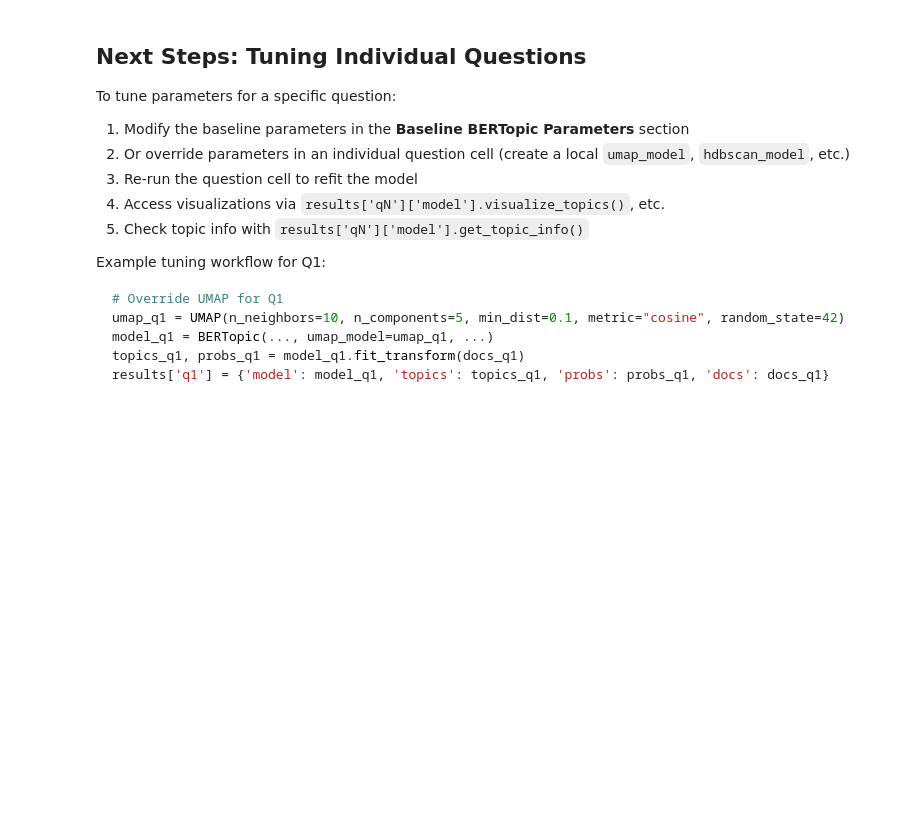
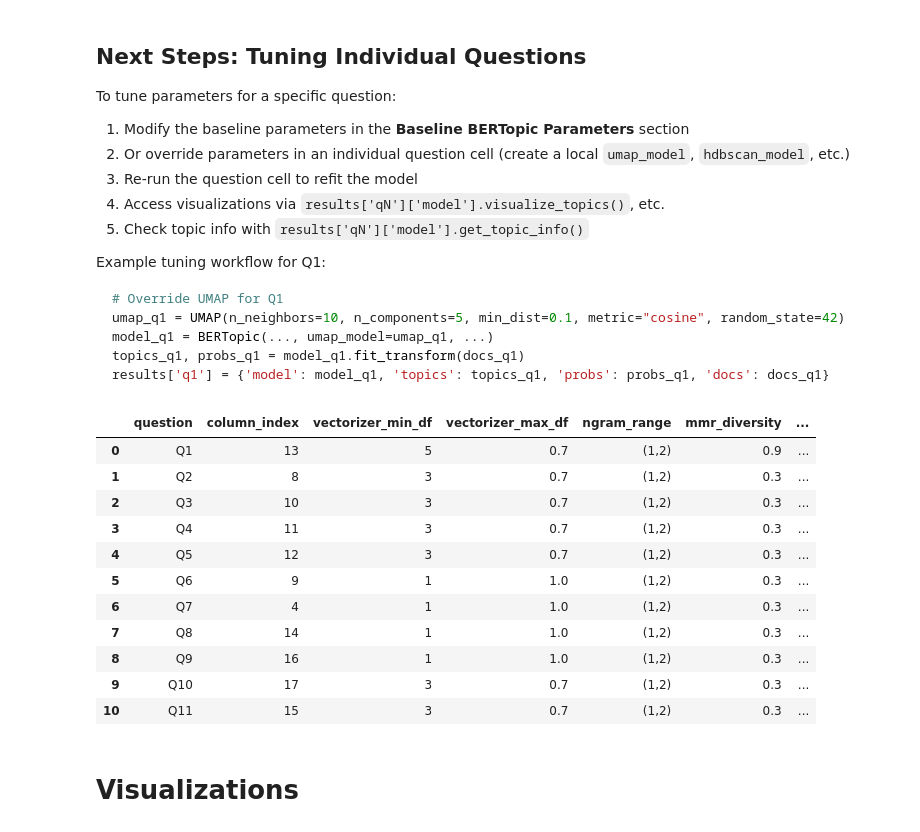
Before and after one commit to TWiedRW/ch2-experiential-learning, a Jupyter notebook: Python/bertopicPerQuestionTuning.ipynb, the cells around one changed output. Cells and saved outputs as stored; diff of their text form; code cells hidden in the pictures; blank space fills up the shorter version.

````diff
--- a/Python/bertopicPerQuestionTuning.ipynb
+++ b/Python/bertopicPerQuestionTuning.ipynb
@@ -619,3 +1046,38 @@ model_q1 = BERTopic(..., umap_model=umap_q1, ...)
 topics_q1, probs_q1 = model_q1.fit_transform(docs_q1)
 results['q1'] = {'model': model_q1, 'topics': topics_q1, 'probs': probs_q1, 'docs': docs_q1}
 ```
+# %%
+# Parameter summary table for Q1-Q11
+import pandas as pd
+
+parameter_rows = [
+    {"question": "Q1",  "column_index": 13, "vectorizer_min_df": 5, "vectorizer_max_df": 0.7, "ngram_range": "(1,2)", "mmr_diversity": 0.9, "umap_n_neighbors": 10, "umap_n_components": 10, "hdbscan_min_cluster_size": 15, "hdbscan_min_samples": 3},
+    {"question": "Q2",  "column_index": 8,  "vectorizer_min_df": 3, "vectorizer_max_df": 0.7, "ngram_range": "(1,2)", "mmr_diversity": 0.3, "umap_n_neighbors": 10, "umap_n_components": 10, "hdbscan_min_cluster_size": 20, "hdbscan_min_samples": 3},
+    {"question": "Q3",  "column_index": 10, "vectorizer_min_df": 3, "vectorizer_max_df": 0.7, "ngram_range": "(1,2)", "mmr_diversity": 0.3, "umap_n_neighbors": 18, "umap_n_components": 5,  "hdbscan_min_cluster_size": 15, "hdbscan_min_samples": 3},
+    {"question": "Q4",  "column_index": 11, "vectorizer_min_df": 3, "vectorizer_max_df": 0.7, "ngram_range": "(1,2)", "mmr_diversity": 0.3, "umap_n_neighbors": 18, "umap_n_components": 5,  "hdbscan_min_cluster_size": 15, "hdbscan_min_samples": 3},
+    {"question": "Q5",  "column_index": 12, "vectorizer_min_df": 3, "vectorizer_max_df": 0.7, "ngram_range": "(1,2)", "mmr_diversity": 0.3, "umap_n_neighbors": 18, "umap_n_components": 5,  "hdbscan_min_cluster_size": 15, "hdbscan_min_samples": 3},
+    {"question": "Q6",  "column_index": 9,  "vectorizer_min_df": 1, "vectorizer_max_df": 1.0, "ngram_range": "(1,2)", "mmr_diversity": 0.3, "umap_n_neighbors": 18, "umap_n_components": 5,  "hdbscan_min_cluster_size": 12, "hdbscan_min_samples": 2},
+    {"question": "Q7",  "column_index": 4,  "vectorizer_min_df": 1, "vectorizer_max_df": 1.0, "ngram_range": "(1,2)", "mmr_diversity": 0.3, "umap_n_neighbors": 22, "umap_n_components": 5,  "hdbscan_min_cluster_size": 18, "hdbscan_min_samples": 3},
+    {"question": "Q8",  "column_index": 14, "vectorizer_min_df": 1, "vectorizer_max_df": 1.0, "ngram_range": "(1,2)", "mmr_diversity": 0.3, "umap_n_neighbors": 15, "umap_n_components": 5,  "hdbscan_min_cluster_size": 12, "hdbscan_min_samples": 2},
+    {"question": "Q9",  "column_index": 16, "vectorizer_min_df": 1, "vectorizer_max_df": 1.0, "ngram_range": "(1,2)", "mmr_diversity": 0.3, "umap_n_neighbors": 12, "umap_n_components": 5,  "hdbscan_min_cluster_size": 10, "hdbscan_min_samples": 2},
+    {"question": "Q10", "column_index": 17, "vectorizer_min_df": 3, "vectorizer_max_df": 0.7, "ngram_range": "(1,2)", "mmr_diversity": 0.3, "umap_n_neighbors": 18, "umap_n_components": 5,  "hdbscan_min_cluster_size": 15, "hdbscan_min_samples": 3},
+    {"question": "Q11", "column_index": 15, "vectorizer_min_df": 3, "vectorizer_max_df": 0.7, "ngram_range": "(1,2)", "mmr_diversity": 0.3, "umap_n_neighbors": 18, "umap_n_components": 5,  "hdbscan_min_cluster_size": 15, "hdbscan_min_samples": 3},
+]
+
+parameter_table = pd.DataFrame(parameter_rows)
+display(parameter_table)
+# %% [output]
+|  | question | column_index | vectorizer_min_df | vectorizer_max_df | ngram_range | mmr_diversity | ... |
+| 0 | Q1 | 13 | 5 | 0.7 | (1,2) | 0.9 | ... |
+| 1 | Q2 | 8 | 3 | 0.7 | (1,2) | 0.3 | ... |
+| 2 | Q3 | 10 | 3 | 0.7 | (1,2) | 0.3 | ... |
+| 3 | Q4 | 11 | 3 | 0.7 | (1,2) | 0.3 | ... |
+| 4 | Q5 | 12 | 3 | 0.7 | (1,2) | 0.3 | ... |
+| 5 | Q6 | 9 | 1 | 1.0 | (1,2) | 0.3 | ... |
+| 6 | Q7 | 4 | 1 | 1.0 | (1,2) | 0.3 | ... |
+| 7 | Q8 | 14 | 1 | 1.0 | (1,2) | 0.3 | ... |
+| 8 | Q9 | 16 | 1 | 1.0 | (1,2) | 0.3 | ... |
+| 9 | Q10 | 17 | 3 | 0.7 | (1,2) | 0.3 | ... |
+| 10 | Q11 | 15 | 3 | 0.7 | (1,2) | 0.3 | ... |
+# %% [markdown]
+# Visualizations
````
Also changed, not shown: parts of 27 cells of this notebook, 1 other file.
